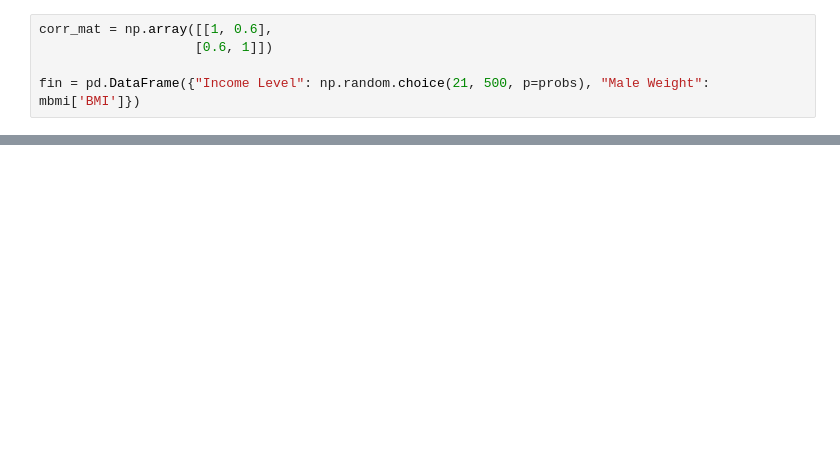
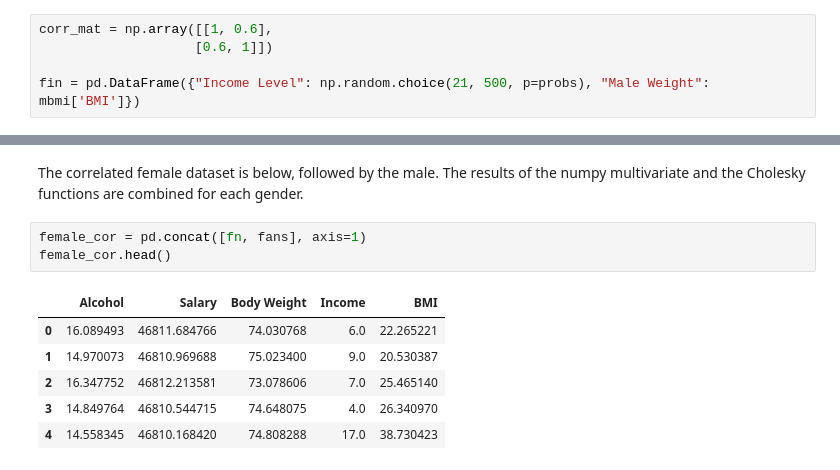
Before and after one commit to dermotkel/programming-project, a Jupyter notebook: Programming Project.ipynb, the cells around one changed output, grey strips where cells are left out. Saved outputs shown, nothing was run; the diff lists cells and outputs as text; blank space fills up the shorter version.

```diff
--- a/Programming Project.ipynb
+++ b/Programming Project.ipynb
@@ -563,0 +595,12 @@ fin = pd.DataFrame({"Income Level": np.random.choice(21, 500, p=probs), "Male We
+# %% [markdown]
+The correlated female dataset is below, followed by the male. The results of the numpy multivariate and the Cholesky functions are combined for each gender.
+# %%
+female_cor = pd.concat([fn, fans], axis=1)
+female_cor.head()
+# %% [output]
+|  | Alcohol | Salary | Body Weight | Income | BMI |
+| 0 | 16.089493 | 46811.684766 | 74.030768 | 6.0 | 22.265221 |
+| 1 | 14.970073 | 46810.969688 | 75.023400 | 9.0 | 20.530387 |
+| 2 | 16.347752 | 46812.213581 | 73.078606 | 7.0 | 25.465140 |
+| 3 | 14.849764 | 46810.544715 | 74.648075 | 4.0 | 26.340970 |
+| 4 | 14.558345 | 46810.168420 | 74.808288 | 17.0 | 38.730423 |
```
Also changed, not shown: parts of 31 cells of this notebook.
